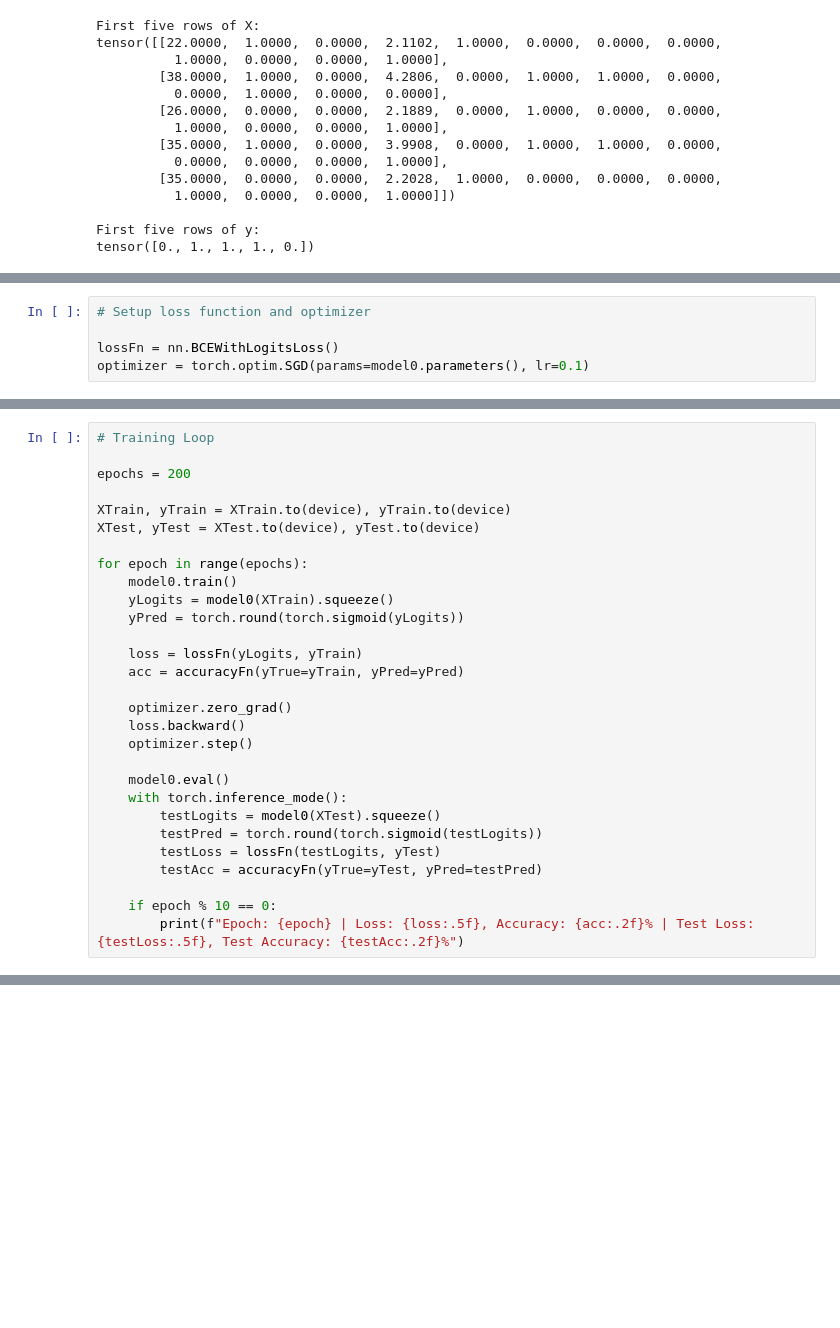
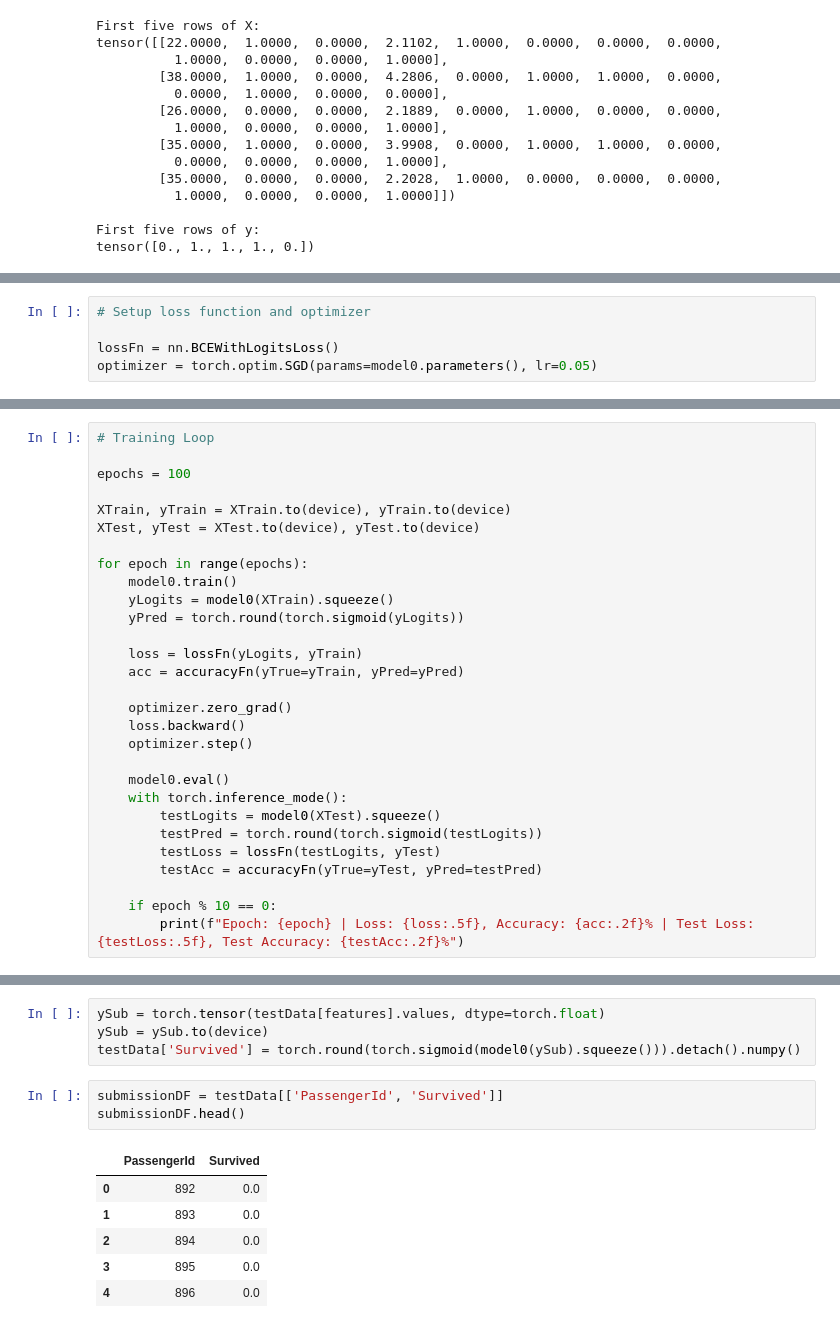
Before and after one commit to Nesasio/Titanic-Survival-Prediction, a Jupyter notebook: titanic.ipynb, the cells around one changed output, grey strips where cells are left out. Cells and saved outputs as stored; diff of their text form; blank space fills up the shorter version.

```diff
--- a/titanic.ipynb
+++ b/titanic.ipynb
@@ -240,7 +241,7 @@ First 10 test labels: tensor([1., 0., 0., 1., 1., 1., 1., 0., 1., 1.])
 # Setup loss function and optimizer
 
 lossFn = nn.BCEWithLogitsLoss()
-optimizer = torch.optim.SGD(params=model0.parameters(), lr=0.1)
+optimizer = torch.optim.SGD(params=model0.parameters(), lr=0.05)
 # %%
 # Accuracy Function
 
@@ -253,7 +252,7 @@ initialAcc = accuracyFn(yTrue=yTest, yPred=untrainedPred.squeeze())
 # %%
 # Training Loop
 
-epochs = 200
+epochs = 100
 
 XTrain, yTrain = XTrain.to(device), yTrain.to(device)
 XTest, yTest = XTest.to(device), yTest.to(device)
@@ -302,0 +324,14 @@ Epoch: 190 | Loss: 0.66131, Accuracy: 62.36% | Test Loss: 0.67021, Test Accuracy
+# %%
+ySub = torch.tensor(testData[features].values, dtype=torch.float)
+ySub = ySub.to(device)
+testData['Survived'] = torch.round(torch.sigmoid(model0(ySub).squeeze())).detach().numpy()
+# %%
+submissionDF = testData[['PassengerId', 'Survived']]
+submissionDF.head()
+# %% [output]
+|  | PassengerId | Survived |
+| 0 | 892 | 0.0 |
+| 1 | 893 | 0.0 |
+| 2 | 894 | 0.0 |
+| 3 | 895 | 0.0 |
+| 4 | 896 | 0.0 |
```
Also changed, not shown: parts of 10 cells of this notebook.
